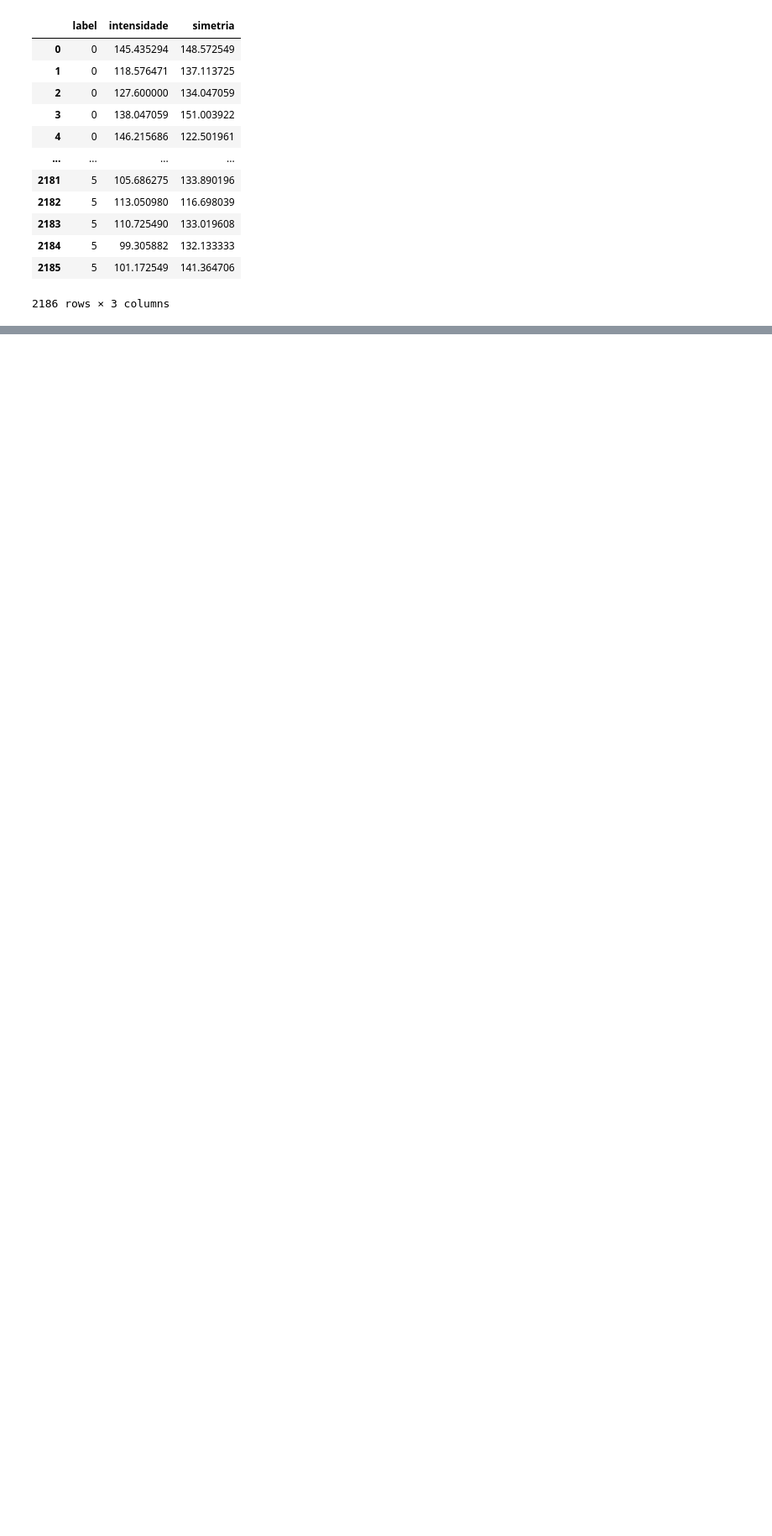
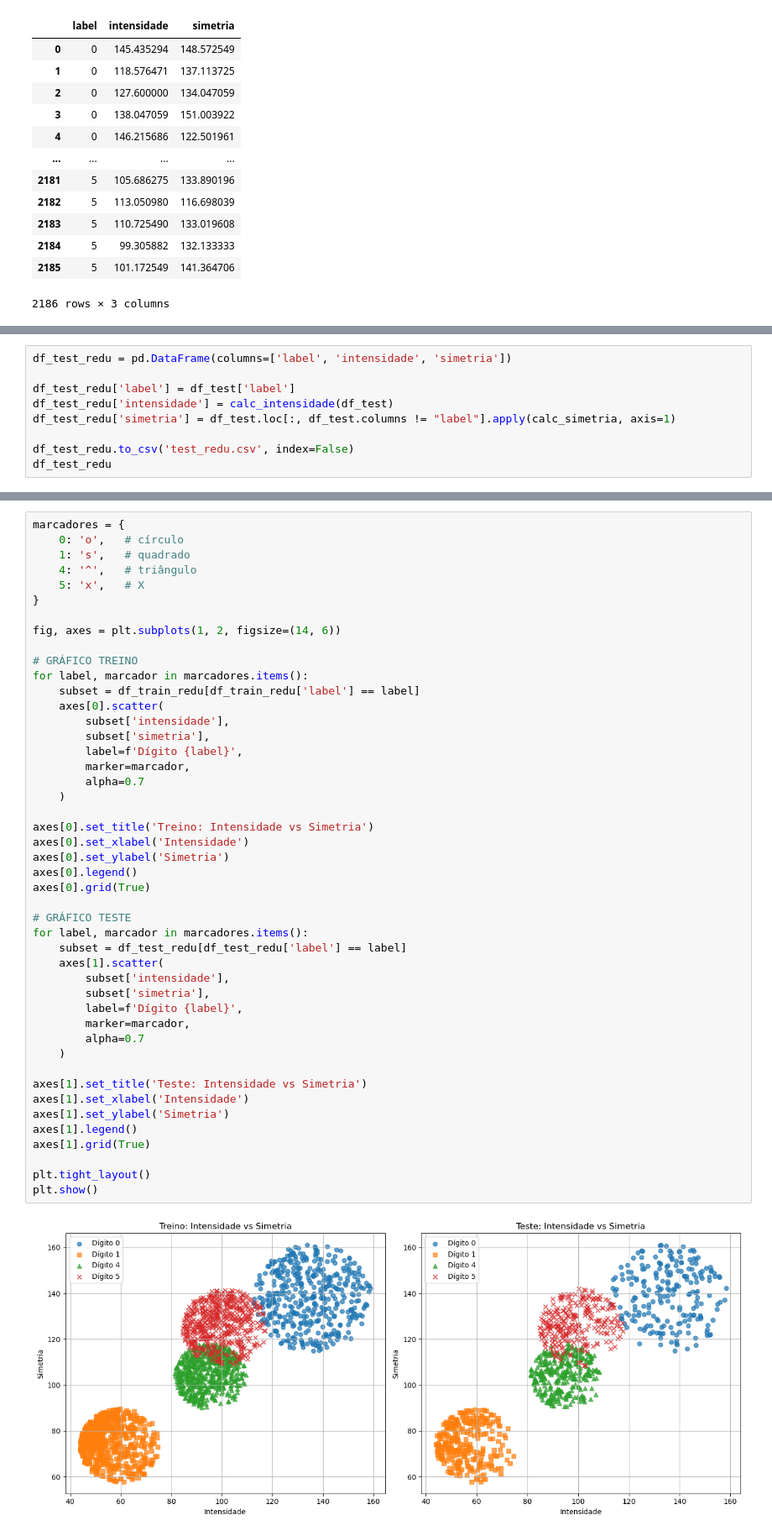
Before and after one commit to gustavojohan/projeto-digitos-am, a Jupyter notebook: Untitled.ipynb, the cells around one changed output, grey strips where cells are left out. Shown at 84% size. Drawn from its saved outputs; the diff is of its cells as text; blank space fills up the shorter version.

```diff
--- a/Untitled.ipynb
+++ b/Untitled.ipynb
@@ -132,0 +107,9 @@ plt.show()
+# %%
+df_test_redu = pd.DataFrame(columns=['label', 'intensidade', 'simetria'])
+
+df_test_redu['label'] = df_test['label']
+df_test_redu['intensidade'] = calc_intensidade(df_test)
+df_test_redu['simetria'] = df_test.loc[:, df_test.columns != "label"].apply(calc_simetria, axis=1)
+
+df_test_redu.to_csv('test_redu.csv', index=False)
+df_test_redu
@@ -132,0 +132,48 @@ plt.show()
+# %%
+marcadores = {
+    0: 'o',   # círculo
+    1: 's',   # quadrado
+    4: '^',   # triângulo
+    5: 'x',   # X
+}
+
+fig, axes = plt.subplots(1, 2, figsize=(14, 6))
+
+# GRÁFICO TREINO
+for label, marcador in marcadores.items():
+    subset = df_train_redu[df_train_redu['label'] == label]
+    axes[0].scatter(
+        subset['intensidade'],
+        subset['simetria'],
+        label=f'Dígito {label}',
+        marker=marcador,
+        alpha=0.7
+    )
+
+axes[0].set_title('Treino: Intensidade vs Simetria')
+axes[0].set_xlabel('Intensidade')
+axes[0].set_ylabel('Simetria')
+axes[0].legend()
+axes[0].grid(True)
+
+# GRÁFICO TESTE
+for label, marcador in marcadores.items():
+    subset = df_test_redu[df_test_redu['label'] == label]
+    axes[1].scatter(
+        subset['intensidade'],
+        subset['simetria'],
+        label=f'Dígito {label}',
+        marker=marcador,
+        alpha=0.7
+    )
+
+axes[1].set_title('Teste: Intensidade vs Simetria')
+axes[1].set_xlabel('Intensidade')
+axes[1].set_ylabel('Simetria')
+axes[1].legend()
+axes[1].grid(True)
+
+plt.tight_layout()
+plt.show()
+# %% [output]
+[figure, added]
```
Also changed, not shown: parts of 55 cells of this notebook, 4 other files.
